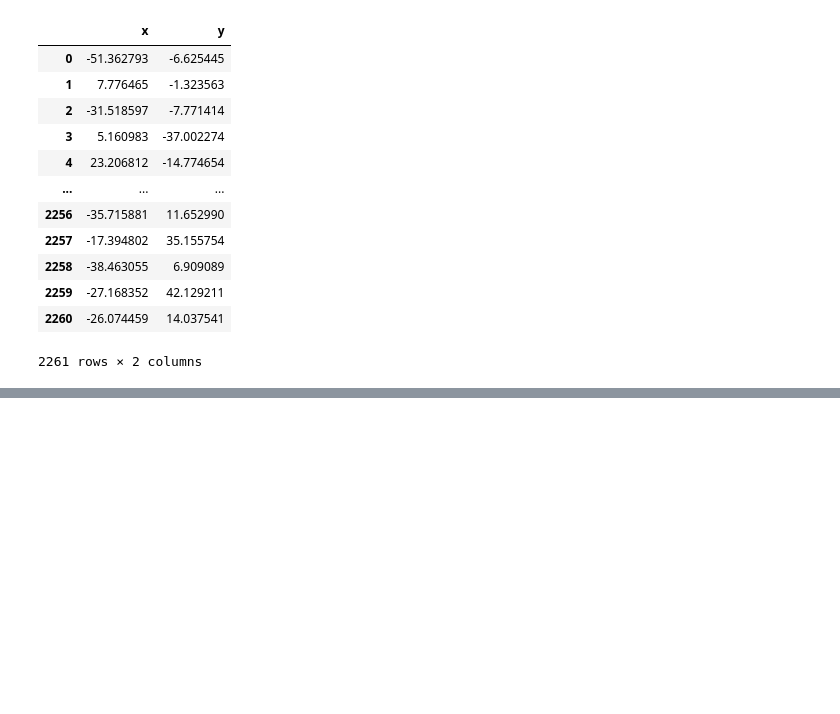
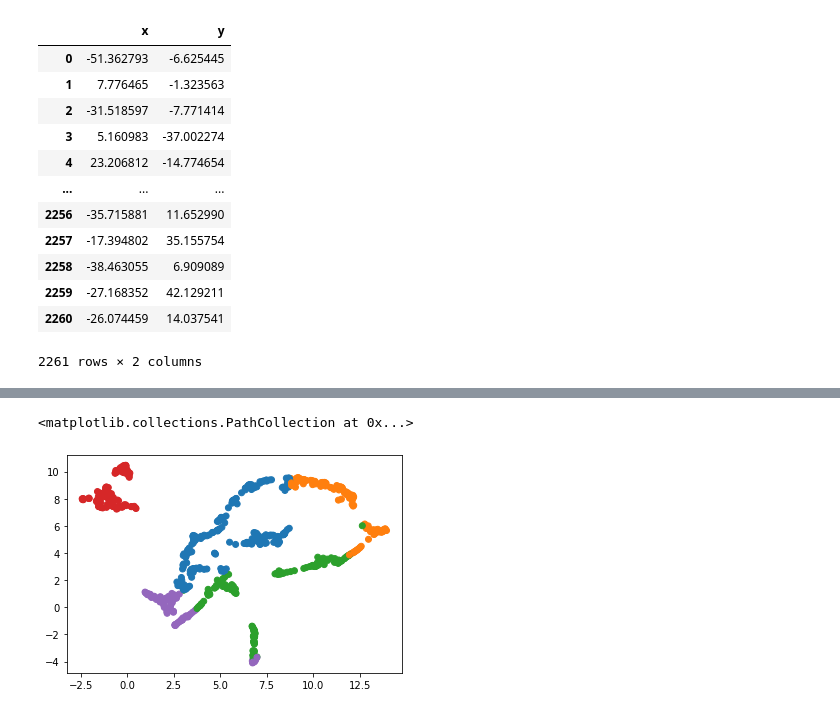
Before and after one commit to manuGarciaJ/AIProyects, a Jupyter notebook: Unsupervised/Unsupervised_Learning.ipynb, the cells around one changed output, grey strips where cells are left out. Cells and saved outputs as stored; diff of their text form; code cells hidden in the pictures; blank space fills up the shorter version.

```diff
--- a/Unsupervised/Unsupervised_Learning.ipynb
+++ b/Unsupervised/Unsupervised_Learning.ipynb
@@ -1092,0 +1120,10 @@ NameError: name 'cs1' is not defined
+# %%
+plt.scatter(
+    umap_test[:, 0],
+    umap_test[:, 1],
+    c=[sns.color_palette()[x] for x in predict(umaptest,normalize(cs1),eucli).label]
+    )
+#predict(umaptest,normalize(cs1),eucli)
+# %% [output]
+<matplotlib.collections.PathCollection at 0x...>
+[figure, added]
```
Also changed, not shown: parts of 34 cells of this notebook.
